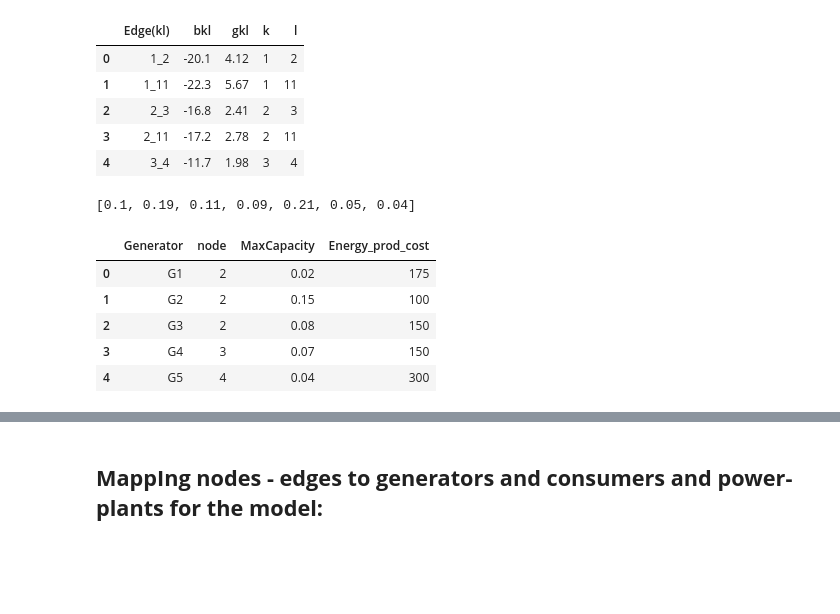
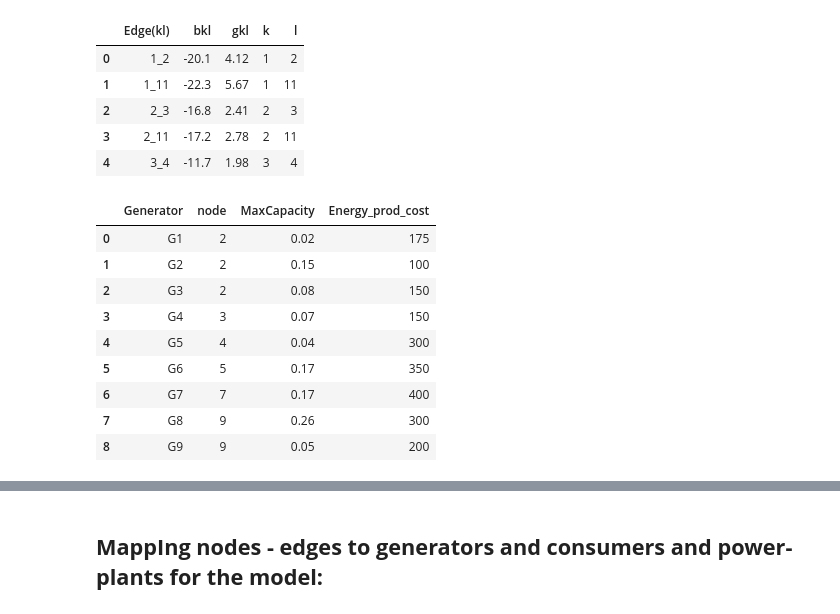
Before and after one commit to parishwadomkar/Optimization, a Jupyter notebook: NonlinearOptimization/Project_NLP_PlanningElectricityProduction_Transmission.ipynb, the cells around one changed output, grey strips where cells are left out. Drawn from its saved outputs; the diff is of its cells as text; code cells hidden in the pictures; blank space fills up the shorter version.

```diff
--- a/NonlinearOptimization/Project_NLP_PlanningElectricityProduction_Transmission.ipynb
+++ b/NonlinearOptimization/Project_NLP_PlanningElectricityProduction_Transmission.ipynb
@@ -36,13 +36,15 @@ shunt_data.head()
 # %%
 generator_data = pd.read_excel('Project.xlsx', sheet_name='generator')
 consumer_data = pd.read_excel('Project.xlsx', sheet_name='consumer')
-print([consumer_data.Demand_active_power[i] for i in consumer_data.index])
-generator_data.head()
+generator_data
 # %% [output]
-[0.1, 0.19, 0.11, 0.09, 0.21, 0.05, 0.04]
 |  | Generator | node | MaxCapacity | Energy_prod_cost |
 | 0 | G1 | 2 | 0.02 | 175 |
 | 1 | G2 | 2 | 0.15 | 100 |
 | 2 | G3 | 2 | 0.08 | 150 |
 | 3 | G4 | 3 | 0.07 | 150 |
 | 4 | G5 | 4 | 0.04 | 300 |
+| 5 | G6 | 5 | 0.17 | 350 |
+| 6 | G7 | 7 | 0.17 | 400 |
+| 7 | G8 | 9 | 0.26 | 300 |
+| 8 | G9 | 9 | 0.05 | 200 |
```
Also changed, not shown: parts of 17 cells of this notebook.
